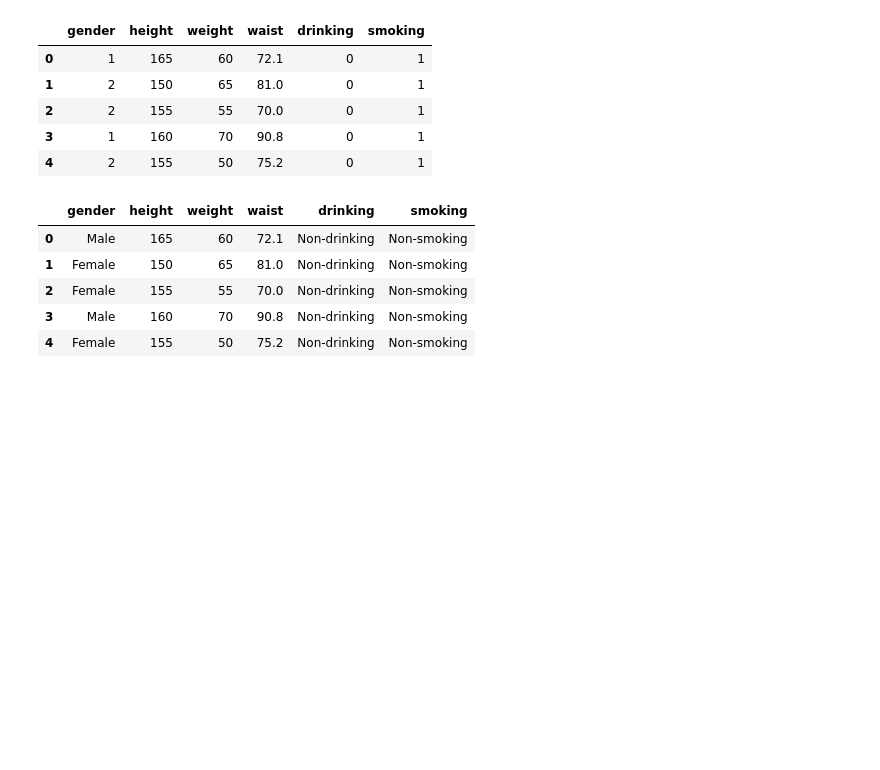
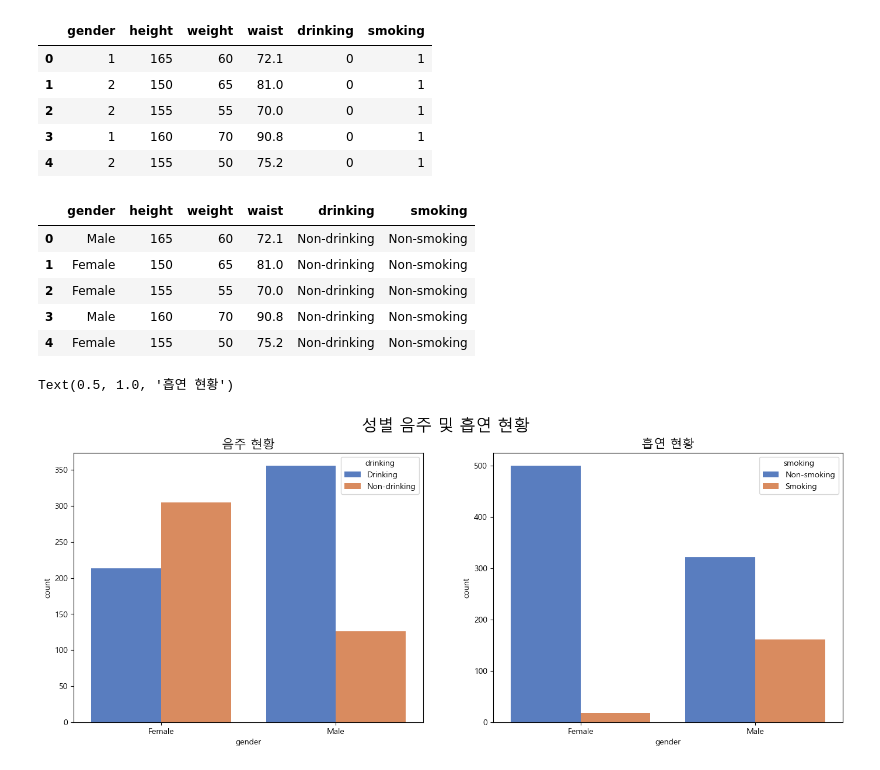
Before and after one commit to BosuMamemon/BIGDATA, a Jupyter notebook: workspace/데이터 분석/seaborn_test.ipynb, the cells around one changed output. Drawn from its saved outputs; the diff is of its cells as text; code cells hidden in the pictures; blank space fills up the shorter version.

```diff
--- a/workspace/데이터 분석/seaborn_test.ipynb
+++ b/workspace/데이터 분석/seaborn_test.ipynb
@@ -154,3 +154,22 @@ data6.head()
 | 2 | Female | 155 | 55 | 70.0 | Non-drinking | Non-smoking |
 | 3 | Male | 160 | 70 | 90.8 | Non-drinking | Non-smoking |
 | 4 | Female | 155 | 50 | 75.2 | Non-drinking | Non-smoking |
+# %%
+drinking = data6.groupby(["gender", "drinking"])["drinking"].count()
+smoking = data6.groupby(["gender", "smoking"])["smoking"].count()
+drinking = drinking.to_frame(name="count")
+drinking.reset_index(inplace=True)
+smoking = smoking.to_frame(name="count")
+smoking.reset_index(inplace=True)
+# %%
+fig = plt.figure(figsize=(17, 6))
+area1 = fig.add_subplot(1, 2, 1)
+area2 = fig.add_subplot(1, 2, 2)
+ax1 = seaborn.barplot(data=drinking, x="gender", y="count", hue="drinking", ax=area1);
+ax2 = seaborn.barplot(data=smoking, x="gender", y="count", hue="smoking", ax=area2);
+fig.suptitle("성별 음주 및 흡연 현황", fontsize=20)
+area1.set_title("음주 현황", fontsize=15)
+area2.set_title("흡연 현황", fontsize=15)
+# %% [output]
+Text(0.5, 1.0, '흡연 현황')
+[figure, added]
```
Also changed, not shown: parts of 12 cells of this notebook, 30 other files.
